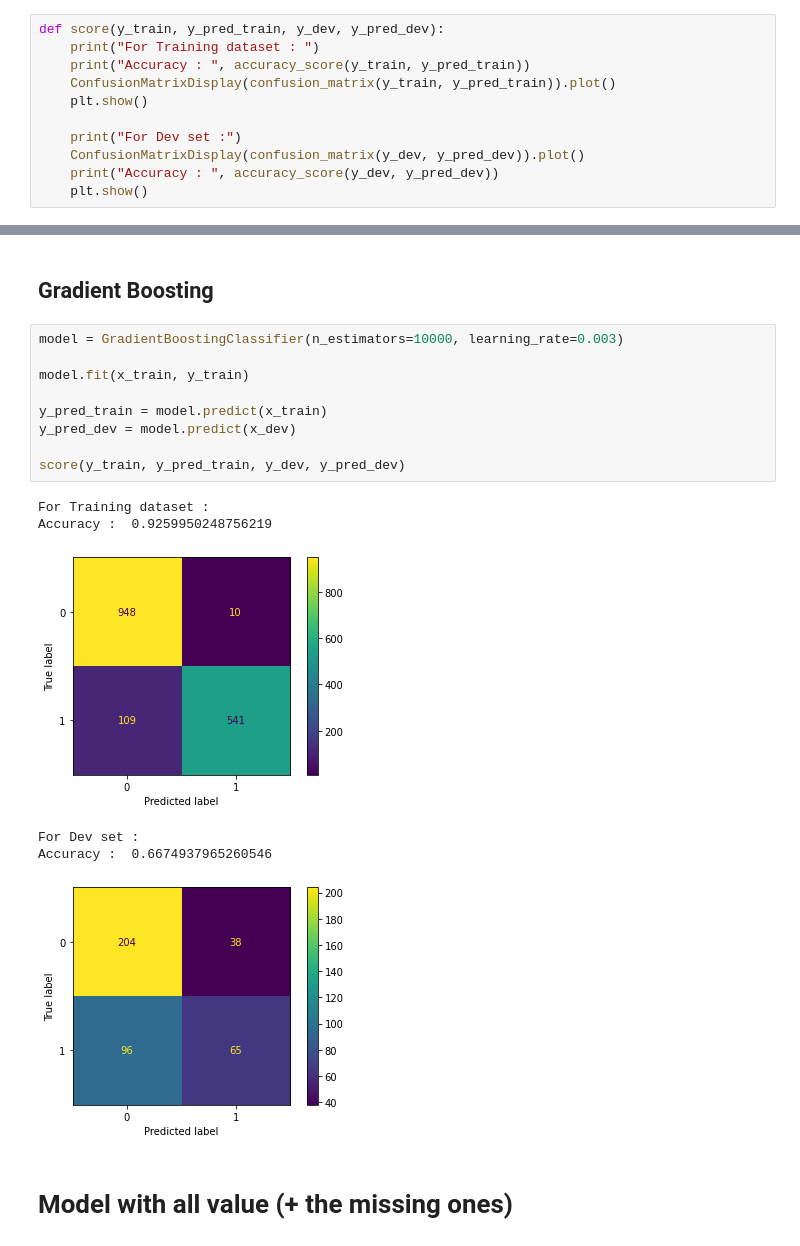
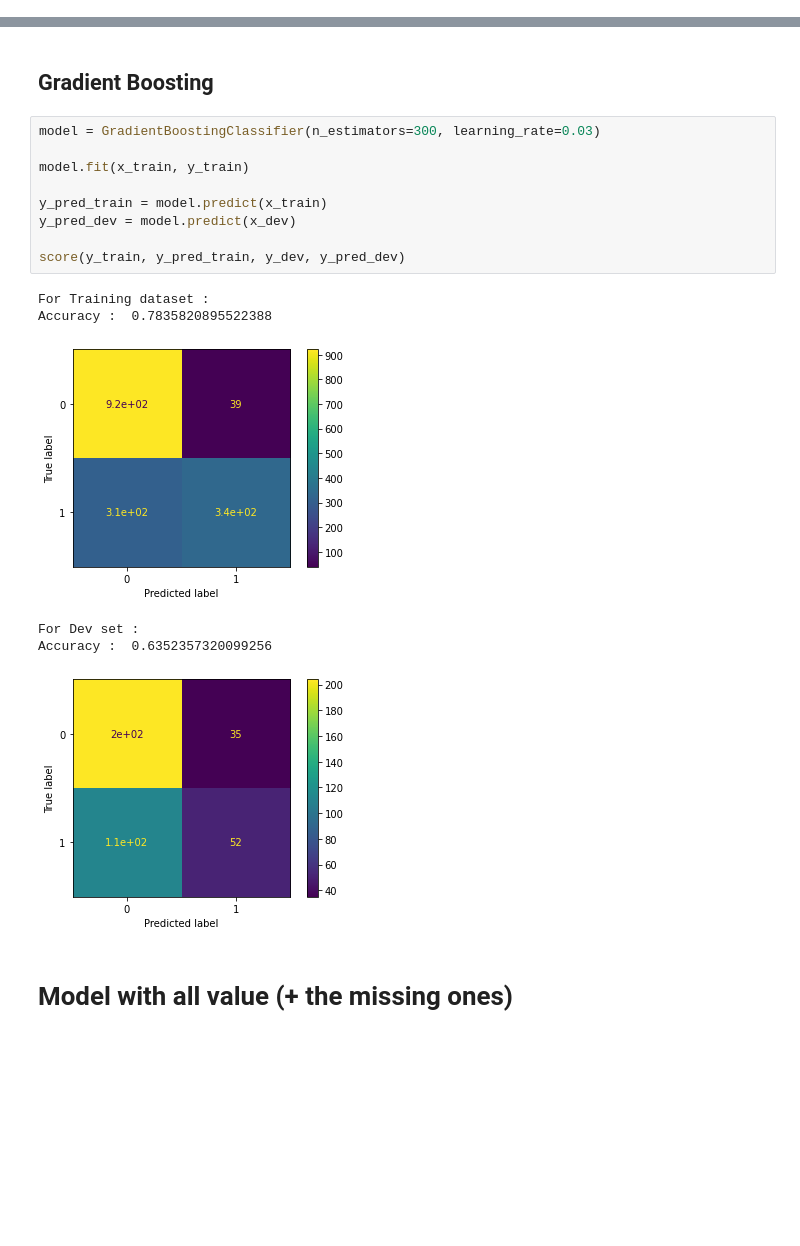
Before and after one commit to Mustapha-AJEGHRIR/ML_short_project, a Jupyter notebook: inference.ipynb, the cells around one changed output, grey strips where cells are left out. Saved outputs shown, nothing was run; the diff lists cells and outputs as text; blank space fills up the shorter version.

Commit message:
Ended Supervised Learning, Shap not done yet

```diff
--- a/inference.ipynb
+++ b/inference.ipynb
@@ -24,13 +48,2 @@ import matplotlib.pyplot as plt
 # %% [markdown]
 # Shared tools
-# %%
-def score(y_train, y_pred_train, y_dev, y_pred_dev):
-    print("For Training dataset : ")
-    print("Accuracy : ", accuracy_score(y_train, y_pred_train))
-    ConfusionMatrixDisplay(confusion_matrix(y_train, y_pred_train)).plot()
-    plt.show()
-
-    print("For Dev set :")
-    ConfusionMatrixDisplay(confusion_matrix(y_dev, y_pred_dev)).plot()
-    print("Accuracy : ", accuracy_score(y_dev, y_pred_dev))
-    plt.show()
@@ -134,21 +188,21 @@ Accuracy :  0.6327543424317618
 # %% [markdown]
 ## Gradient Boosting
 # %%
-model = GradientBoostingClassifier(n_estimators=10000, learning_rate=0.003)
+model = GradientBoostingClassifier(n_estimators=300, learning_rate=0.03)
 
 model.fit(x_train, y_train)
 
 y_pred_train = model.predict(x_train)
 y_pred_dev = model.predict(x_dev)
 
 score(y_train, y_pred_train, y_dev, y_pred_dev)
 # %% [output]
 For Training dataset :
-Accuracy :  0.9259950248756219
+Accuracy :  0.7835820895522388
-[figure, old version]
+[figure, new version]
 For Dev set :
-Accuracy :  0.6674937965260546
+Accuracy :  0.6352357320099256
-[figure, old version]
+[figure, new version]
 # %% [markdown]
 # Model with all value (+ the missing ones)
 # %% [markdown]
```
Also changed, not shown: parts of 56 cells of this notebook.
